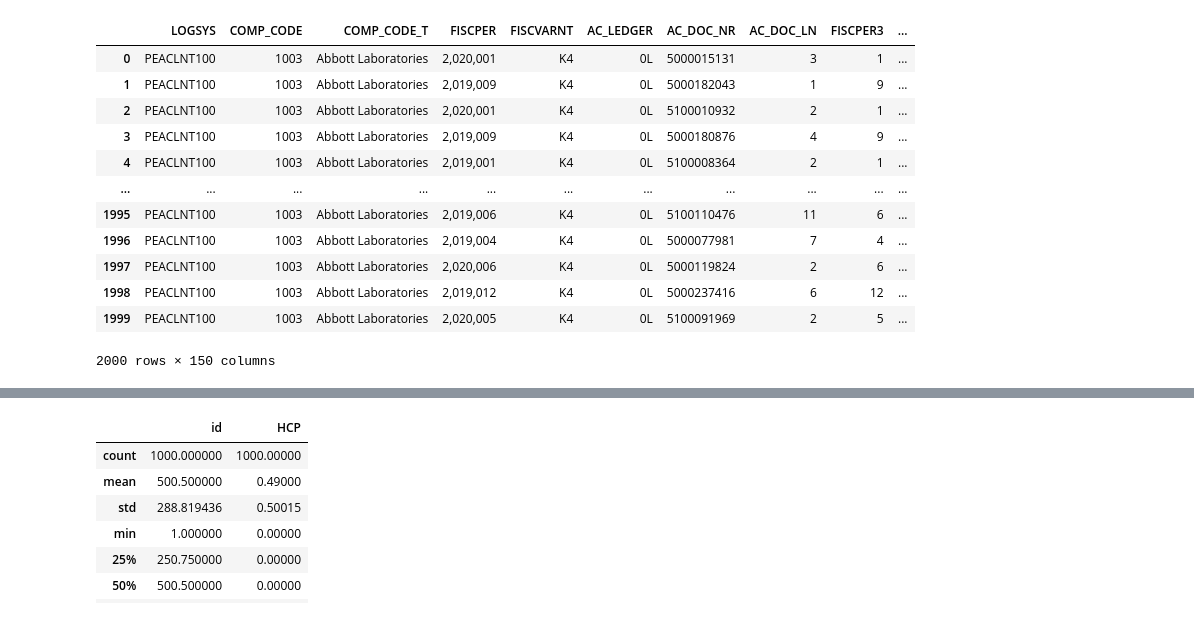
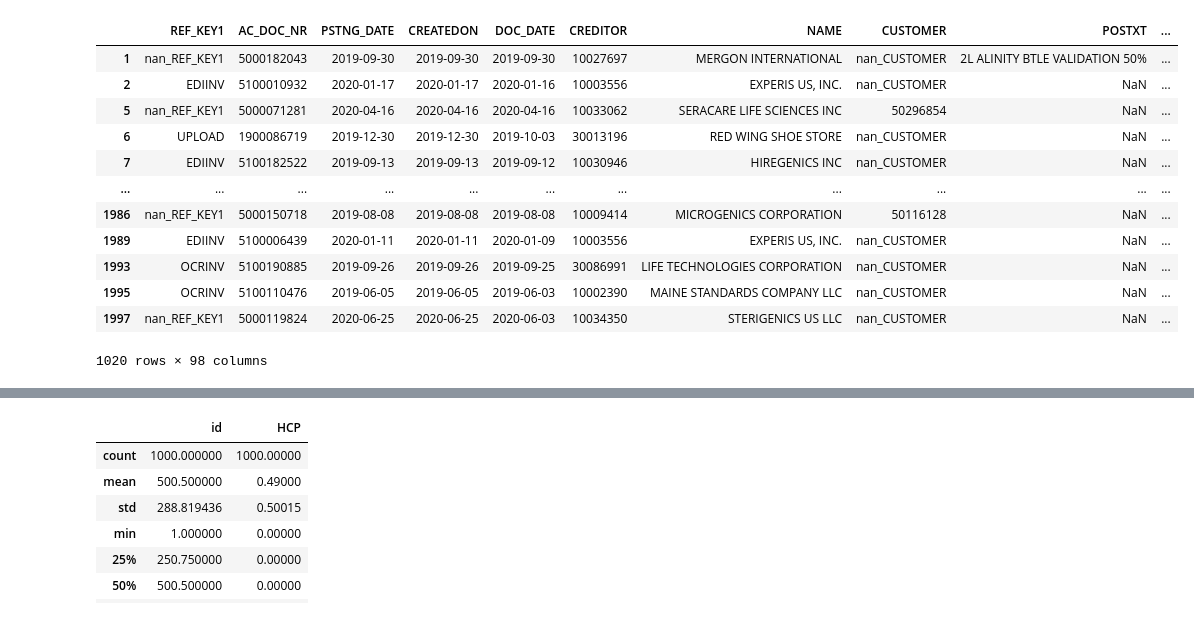
Before and after one commit to dylan1218/ClassificationProject, a Jupyter notebook: ModelsDL.ipynb, the cells around one changed output, grey strips where cells are left out. Cells and saved outputs as stored; diff of their text form; code cells hidden in the pictures.

Commit message:
Update models and feature methods

```diff
--- a/ModelsDL.ipynb
+++ b/ModelsDL.ipynb
@@ -51,0 +136,23 @@ df
+# %%
+
+#Clean and transform data
+
+#Replaces all ? with numpy nan val
+df = df[colSelect].replace("?", np.nan)
+
+#For encoding purposes replaces nans with a related text identifier
+df['REF_KEY1'] = df['REF_KEY1'].replace(np.nan, "nan_REF_KEY1")
+df['CUSTOMER'] = df['CUSTOMER'].replace(np.nan, "nan_CUSTOMER")
+df['MATL_GROUP'] = df['MATL_GROUP'].replace(np.nan, "nan_MATL_GROUP")
+df['ACCNT_GRPV'] = df['ACCNT_GRPV'].replace(np.nan,"nan_ACCNT_GRPV")
+
+#Replaces
+df.loc[df.BIC_ZUSERNAM != "AUTOSYS", 'BIC_ZUSERNAM_BINARY'] = "USER"
+df.loc[df.BIC_ZUSERNAM == "AUTOSYS", 'BIC_ZUSERNAM_BINARY'] = "SYSTEM"
+df.loc[df.DOC_DATE == np.nan, 'DOC_DATE'] = df['PSTNG_DATE']
+#df['DOC_DATE'].loc[df.DOC_DATE != np.nan] gets by filtered
+
+
+df['textappend'] = df['NAME'].astype(str) +" "+ df['POSTXT'].astype(str) +" "+ df["ZBKTXT"].astype(str)
+
+df
@@ -52,20 +186,23 @@ df
 # %%
 modelVals = FeatureEngine(df)
 
-modelVals.oneHotEncodeLabels(['BIC_ZTERMPAY'])
+modelVals.oneHotEncodeLabels(["REF_KEY1","PROFIT_CTR","AC_DOC_TYP","POST_KEY","GL_ACCOUNT","ZTCODE", "BIC_ZTERMPAY", "MATL_GROUP", "ACCNT_GRPV"])
+
+
+#modelVals.oneHotEncodeLabels("BIC_ZTERMPAY")
 
 modelVals.df
 # %% [output]
-|  | LOGSYS | COMP_CODE | COMP_CODE_T | FISCPER | FISCVARNT | AC_LEDGER | AC_DOC_NR | AC_DOC_LN | FISCPER3 | ... |
-| 0 | PEACLNT100 | 1003 | Abbott Laboratories | 2,020,001 | K4 | 0L | 5000015131 | 3 | 1 | ... |
-| 1 | PEACLNT100 | 1003 | Abbott Laboratories | 2,019,009 | K4 | 0L | 5000182043 | 1 | 9 | ... |
-| 2 | PEACLNT100 | 1003 | Abbott Laboratories | 2,020,001 | K4 | 0L | 5100010932 | 2 | 1 | ... |
-| 3 | PEACLNT100 | 1003 | Abbott Laboratories | 2,019,009 | K4 | 0L | 5000180876 | 4 | 9 | ... |
-| 4 | PEACLNT100 | 1003 | Abbott Laboratories | 2,019,001 | K4 | 0L | 5100008364 | 2 | 1 | ... |
+|  | REF_KEY1 | AC_DOC_NR | PSTNG_DATE | CREATEDON | DOC_DATE | CREDITOR | NAME | CUSTOMER | POSTXT | ... |
+| 1 | nan_REF_KEY1 | 5000182043 | 2019-09-30 | 2019-09-30 | 2019-09-30 | 10027697 | MERGON INTERNATIONAL | nan_CUSTOMER | 2L ALINITY BTLE VALIDATION 50% | ... |
+| 2 | EDIINV | 5100010932 | 2020-01-17 | 2020-01-17 | 2020-01-16 | 10003556 | EXPERIS US, INC. | nan_CUSTOMER | NaN | ... |
+| 5 | nan_REF_KEY1 | 5000071281 | 2020-04-16 | 2020-04-16 | 2020-04-16 | 10033062 | SERACARE LIFE SCIENCES INC | 50296854 | NaN | ... |
+| 6 | UPLOAD | 1900086719 | 2019-12-30 | 2019-12-30 | 2019-10-03 | 30013196 | RED WING SHOE STORE | nan_CUSTOMER | NaN | ... |
+| 7 | EDIINV | 5100182522 | 2019-09-13 | 2019-09-13 | 2019-09-12 | 10030946 | HIREGENICS INC | nan_CUSTOMER | NaN | ... |
 | ... | ... | ... | ... | ... | ... | ... | ... | ... | ... | ... |
-| 1995 | PEACLNT100 | 1003 | Abbott Laboratories | 2,019,006 | K4 | 0L | 5100110476 | 11 | 6 | ... |
-| 1996 | PEACLNT100 | 1003 | Abbott Laboratories | 2,019,004 | K4 | 0L | 5000077981 | 7 | 4 | ... |
-| 1997 | PEACLNT100 | 1003 | Abbott Laboratories | 2,020,006 | K4 | 0L | 5000119824 | 2 | 6 | ... |
-| 1998 | PEACLNT100 | 1003 | Abbott Laboratories | 2,019,012 | K4 | 0L | 5000237416 | 6 | 12 | ... |
-| 1999 | PEACLNT100 | 1003 | Abbott Laboratories | 2,020,005 | K4 | 0L | 5100091969 | 2 | 5 | ... |
+| 1986 | nan_REF_KEY1 | 5000150718 | 2019-08-08 | 2019-08-08 | 2019-08-08 | 10009414 | MICROGENICS CORPORATION | 50116128 | NaN | ... |
+| 1989 | EDIINV | 5100006439 | 2020-01-11 | 2020-01-11 | 2020-01-09 | 10003556 | EXPERIS US, INC. | nan_CUSTOMER | NaN | ... |
+| 1993 | OCRINV | 5100190885 | 2019-09-26 | 2019-09-26 | 2019-09-25 | 30086991 | LIFE TECHNOLOGIES CORPORATION | nan_CUSTOMER | NaN | ... |
+| 1995 | OCRINV | 5100110476 | 2019-06-05 | 2019-06-05 | 2019-06-03 | 10002390 | MAINE STANDARDS COMPANY LLC | nan_CUSTOMER | NaN | ... |
+| 1997 | nan_REF_KEY1 | 5000119824 | 2020-06-25 | 2020-06-25 | 2020-06-03 | 10034350 | STERIGENICS US LLC | nan_CUSTOMER | NaN | ... |
-2000 rows × 150 columns
+1020 rows × 98 columns
```
Also changed, not shown: parts of 10 cells of this notebook.
